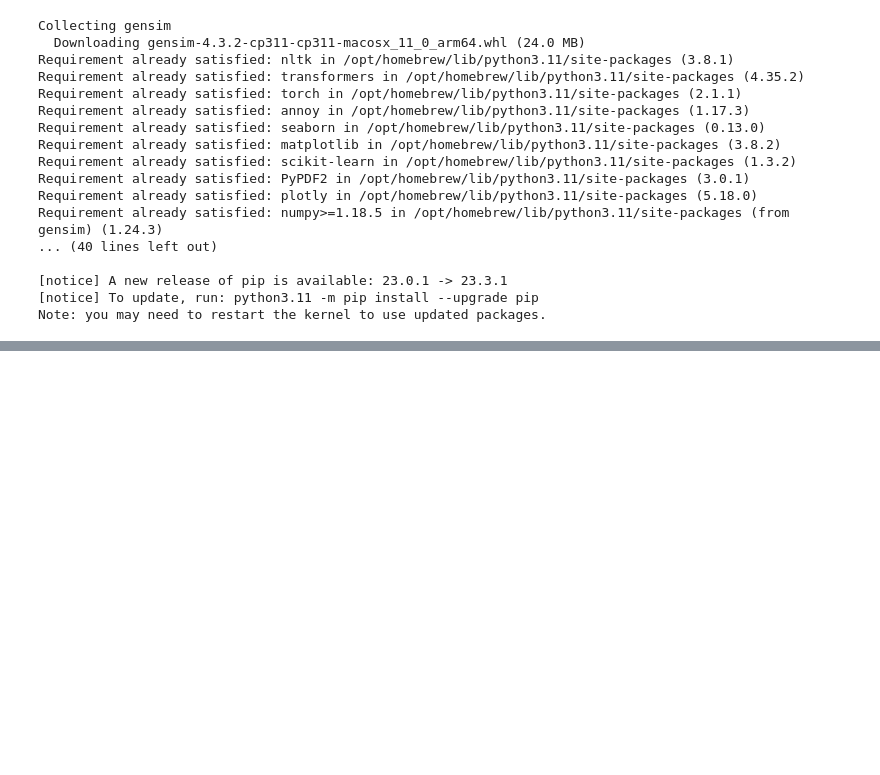
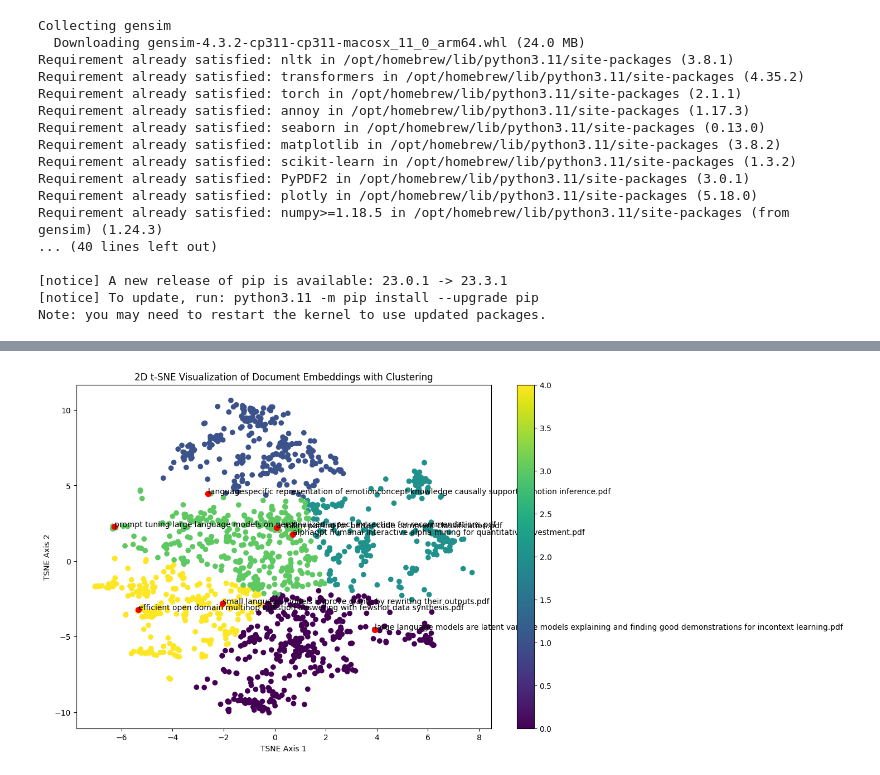
Before and after one commit to trigaten/The_Prompt_Report, a Jupyter notebook: scripts/doc2vec.ipynb, the cells around one changed output, grey strips where cells are left out. Saved outputs shown, nothing was run; the diff lists cells and outputs as text; code cells hidden in the pictures; blank space fills up the shorter version.

```diff
--- a/scripts/doc2vec.ipynb
+++ b/scripts/doc2vec.ipynb
@@ -94,0 +282,45 @@ unknown widths :
+# %%
+import pickle
+import numpy as np
+import matplotlib.pyplot as plt
+from sklearn.manifold import TSNE
+from sklearn.cluster import KMeans
+import random
+
+# Load embeddings
+with open('doc_embeddings.pkl', 'rb') as f:
+    embeddings_dict = pickle.load(f)
+
+# Prepare data for t-SNE
+tags, embeddings = zip(*embeddings_dict.items())
+embeddings = np.array(embeddings)
+
+# t-SNE for dimensionality reduction to 2D
+tsne = TSNE(n_components=2, perplexity=30, n_iter=300)
+reduced_embeddings = tsne.fit_transform(embeddings)
+
+# Use KMeans for clustering
+num_clusters = 5  # Adjust as needed for your data
+kmeans = KMeans(n_clusters=num_clusters)
+clusters = kmeans.fit_predict(reduced_embeddings)
+
+# Plot
+fig = plt.figure(figsize=(12, 8))
+ax = fig.add_subplot(111)
+
+# Color map based on cluster membership
+scatter = ax.scatter(reduced_embeddings[:, 0], reduced_embeddings[:, 1], c=clusters, cmap='viridis')
+
+# Select and plot 5 random documents
+random_indices = random.sample(range(len(tags)), 7)
+for i in random_indices:
+    ax.scatter(reduced_embeddings[i, 0], reduced_embeddings[i, 1], color='red', s=50)
+    ax.text(reduced_embeddings[i, 0], reduced_embeddings[i, 1], '%s' % (tags[i].split('/')[-1]), size=10, zorder=1)
+
+ax.set_xlabel('TSNE Axis 1')
+ax.set_ylabel('TSNE Axis 2')
+plt.title('2D t-SNE Visualization of Document Embeddings with Clustering')
+plt.colorbar(scatter)
+plt.show()
+# %% [output]
+[figure, added]
```
Also changed, not shown: parts of 5 cells of this notebook, 3 other files.
